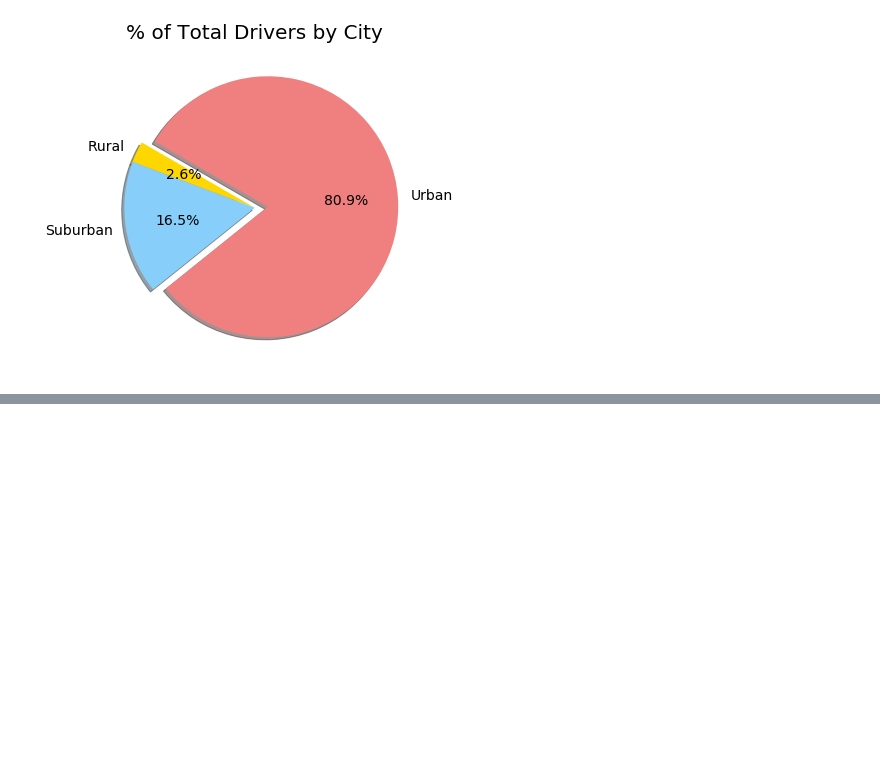
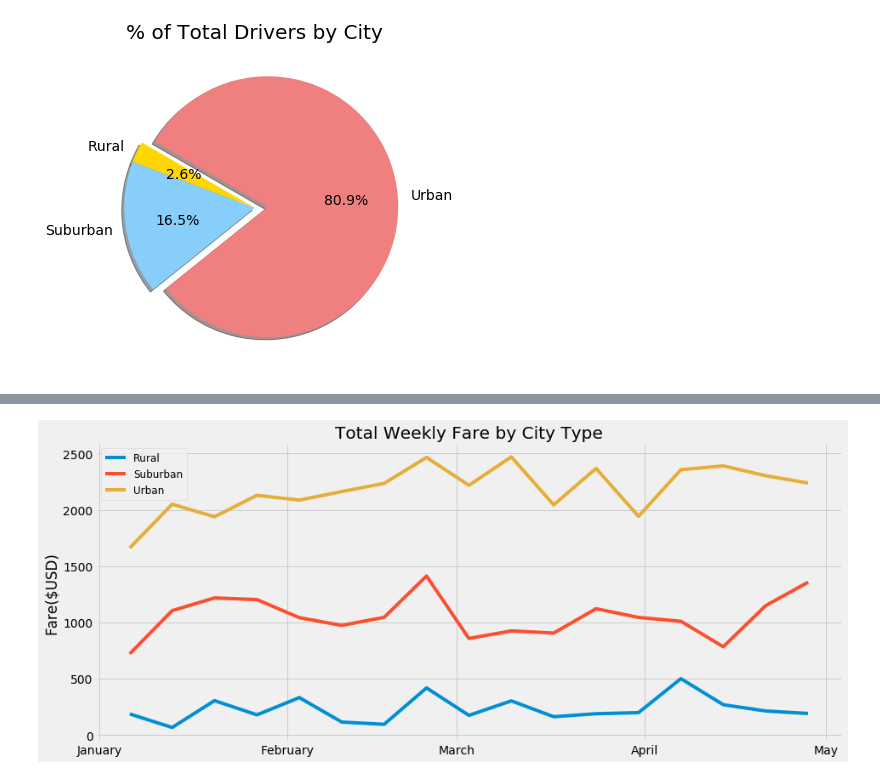
Before and after one commit to jburs/PyBer_Analysis, a Jupyter notebook: PyBer.ipynb, the cells around one changed output, grey strips where cells are left out. Saved outputs shown, nothing was run; the diff lists cells and outputs as text; code cells hidden in the pictures; blank space fills up the shorter version.

```diff
--- a/PyBer.ipynb
+++ b/PyBer.ipynb
@@ -418,0 +495,17 @@ plt.show()
+# %%
+#create a fares sum groupby date and city type, and convert to dataframe
+
+sum_of_fares = pyber_fares_df.groupby([pyber_fares_df.index, "City Type"]).sum()["Fare"]
+sum_of_fares_df = pd.DataFrame(sum_of_fares)
+
+#reset the double index, and then set index to date, and columns to city type
+sum_of_fares_df = sum_of_fares_df.reset_index()
+sum_of_fares_df = sum_of_fares_df.set_index("Date")
+sum_of_fares_pivot = pd.pivot_table(sum_of_fares_df, values='Fare', index=sum_of_fares_df.index, columns=['City Type'])
+
+#sum_of_fares_df
+# %%
+# selecting data from a time slice of interest
+
+selected_fares_df = sum_of_fares_pivot.loc['2019-01-01':'2019-04-28']
+selected_fares_df.head()
@@ -418,0 +520,5 @@ plt.show()
+# %%
+# Resample data into weekly sections
+
+weekly_fares_df = selected_fares_df.resample('W').sum()
+weekly_fares_df.head()
@@ -418,0 +533,24 @@ plt.show()
+# %%
+# plot weekly fare date (Ref: http://matplotlib.org/examples/api/date_demo.html)
+
+months = mdates.MonthLocator()  # every month
+months_fmt = mdates.DateFormatter('%B')
+
+plt.style.use('fivethirtyeight')
+fig, ax = plt.subplots(figsize=(14,6))
+
+ax.plot(weekly_fares_df)
+
+#Format title and labels
+ax.set_title("Total Weekly Fare by City Type")
+ax.set_ylabel("Fare($USD)")
+ax.xaxis.set_major_locator(months)
+ax.xaxis.set_major_formatter(months_fmt)
+
+lgnd = plt.legend(fontsize="12", mode="Expanded", loc="best", labels=weekly_fares_df)
+
+plt.savefig("analysis/Fig8.png")
+
+plt.show()
+# %% [output]
+[figure, added]
```
Also changed, not shown: parts of 10 cells of this notebook, 4 other files.
